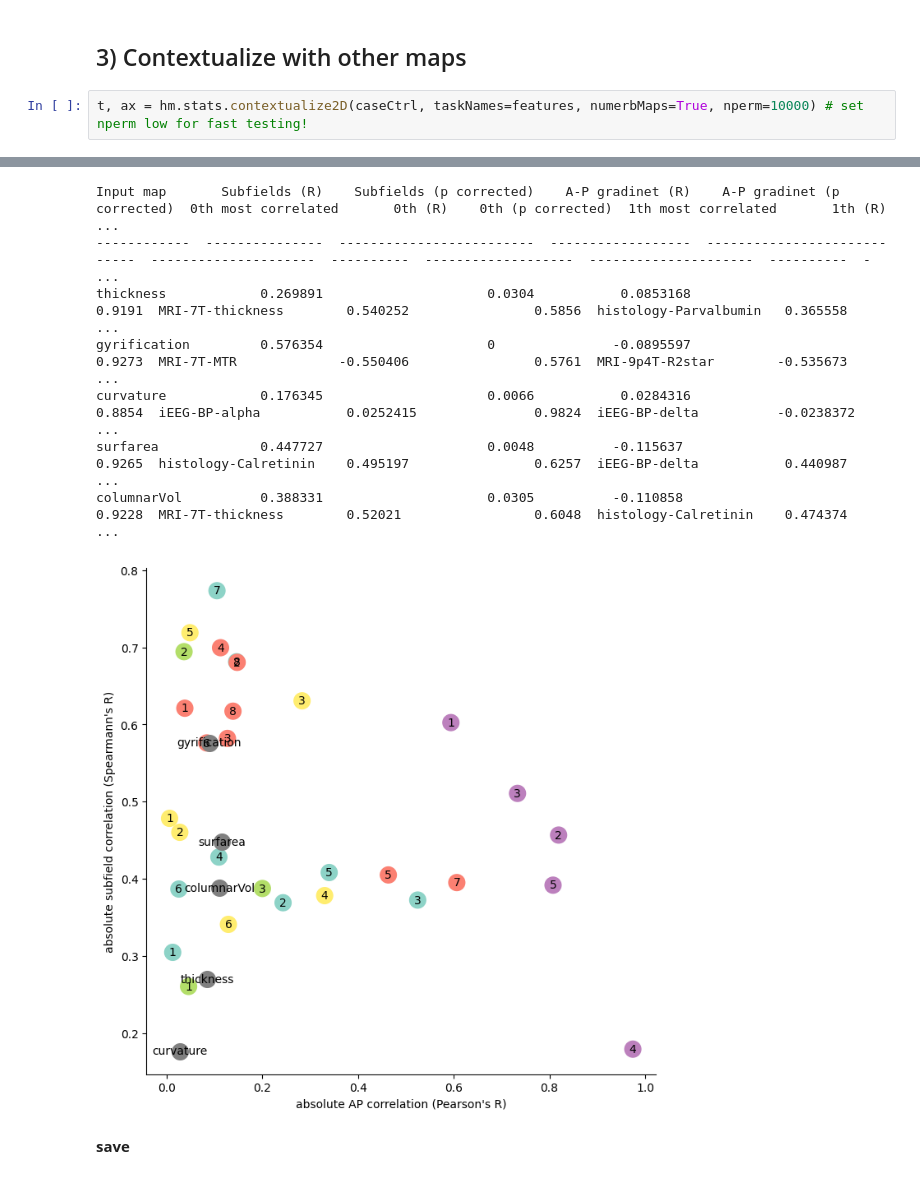
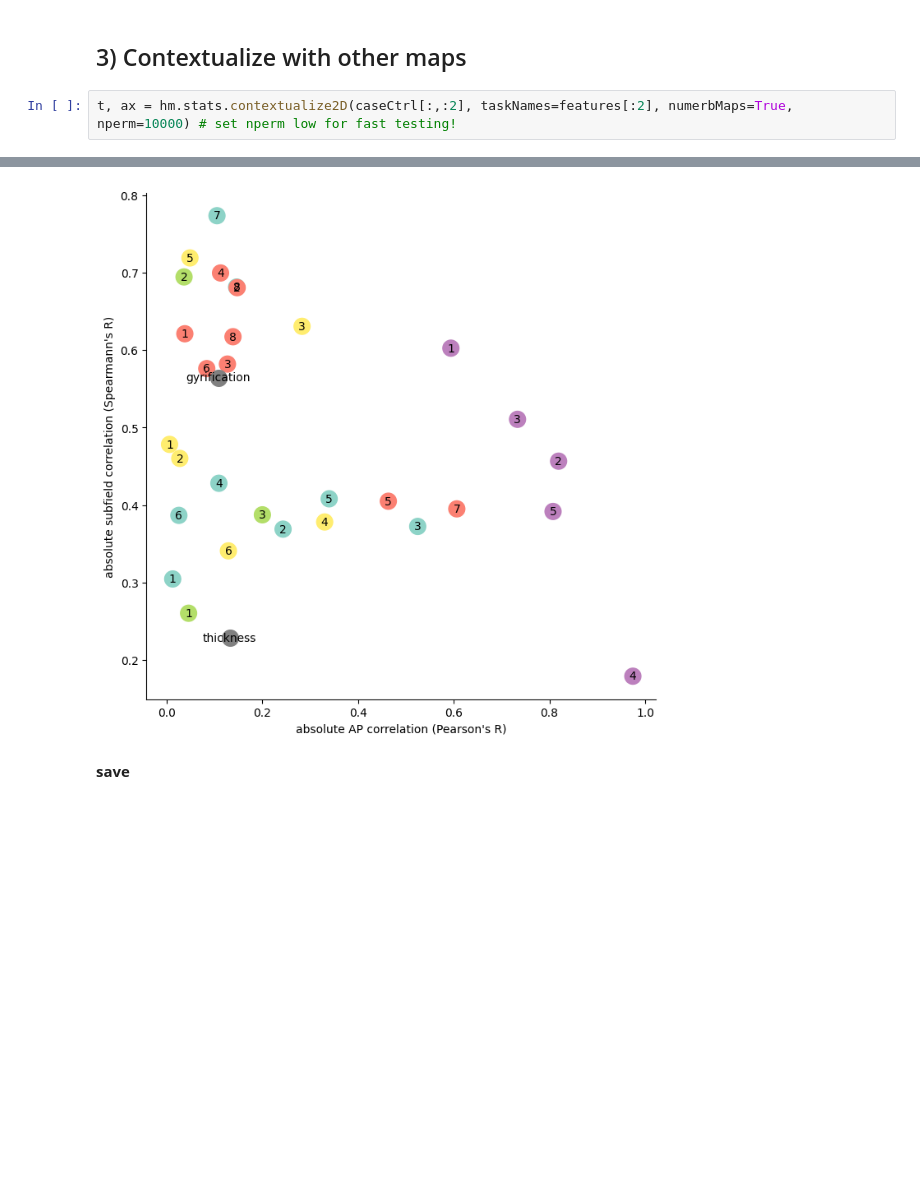
Before and after one commit to jordandekraker/hippomaps, a Jupyter notebook: tutorials/TLE-HC.ipynb, the cells around one changed output, grey strips where cells are left out. Cells and saved outputs as stored; diff of their text form; blank space fills up the shorter version.

```diff
--- a/tutorials/TLE-HC.ipynb
+++ b/tutorials/TLE-HC.ipynb
@@ -181,5 +181,5 @@ plt.xticks(ticks=range(len(features)),labels=features,rotation=30)
 # %% [markdown]
 ## 3) Contextualize with other maps
 # %%
-t, ax = hm.stats.contextualize2D(caseCtrl, taskNames=features, numerbMaps=True, nperm=10000) # set nperm low for fast testing!
+t, ax = hm.stats.contextualize2D(caseCtrl[:,:2], taskNames=features[:2], numerbMaps=True, nperm=10000) # set nperm low for fast testing!
 # %% [output]
@@ -197,11 +190,4 @@ Failed to fetch or parse data for URL https://api.osf.io/v2/nodes/92p34/files/os
-Input map       Subfields (R)    Subfields (p corrected)    A-P gradinet (R)    A-P gradinet (p corrected)  0th most correlated       0th (R)    0th (p corrected)  1th most correlated       1th (R)    ...
-------------  ---------------  -------------------------  ------------------  ----------------------------  ---------------------  ----------  -------------------  ---------------------  ----------  - ...
-thickness            0.269891                     0.0304           0.0853168                        0.9191  MRI-7T-thickness        0.540252                0.5856  histology-Parvalbumin   0.365558     ...
-gyrification         0.576354                     0               -0.0895597                        0.9273  MRI-7T-MTR             -0.550406                0.5761  MRI-9p4T-R2star        -0.535673     ...
-curvature            0.176345                     0.0066           0.0284316                        0.8854  iEEG-BP-alpha           0.0252415               0.9824  iEEG-BP-delta          -0.0238372    ...
-surfarea             0.447727                     0.0048          -0.115637                         0.9265  histology-Calretinin    0.495197                0.6257  iEEG-BP-delta           0.440987     ...
-columnarVol          0.388331                     0.0305          -0.110858                         0.9228  MRI-7T-thickness        0.52021                 0.6048  histology-Calretinin    0.474374     ...
-[figure, old version]
+[figure, new version]
 # %% [markdown]
 **save**
 # %%
```
Also changed, not shown: parts of 6 cells of this notebook.
